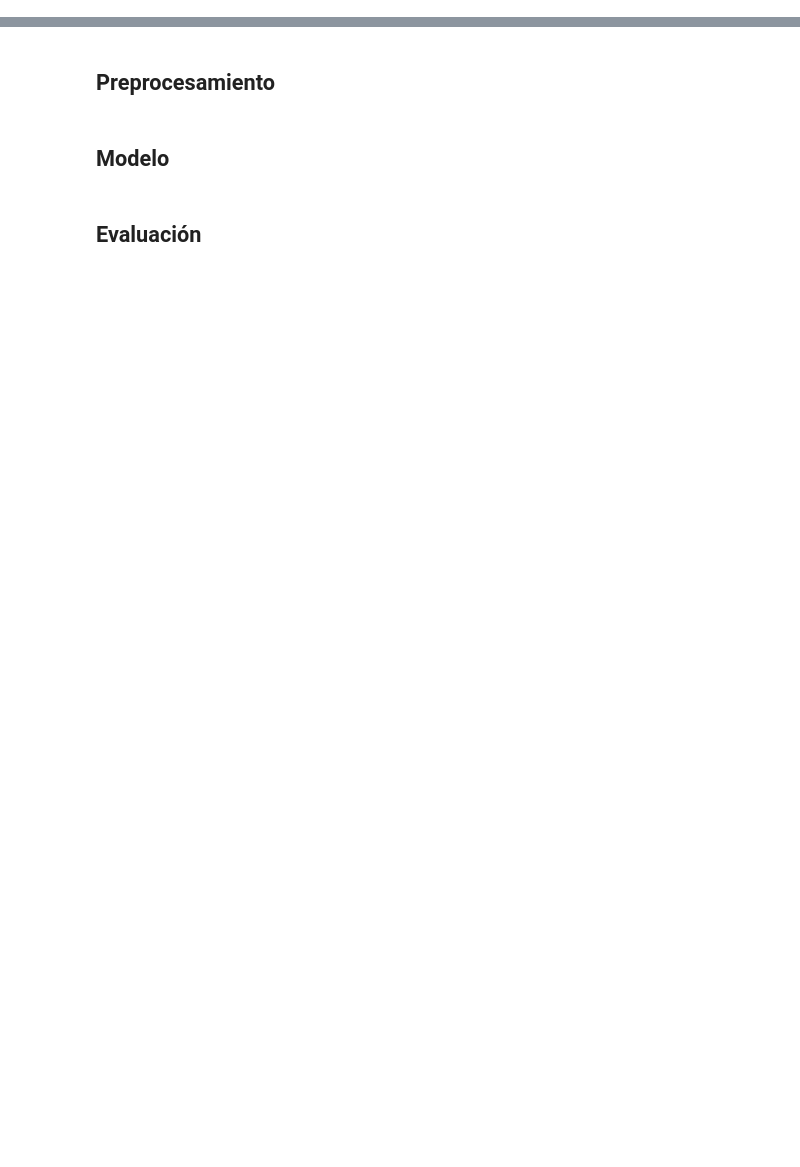
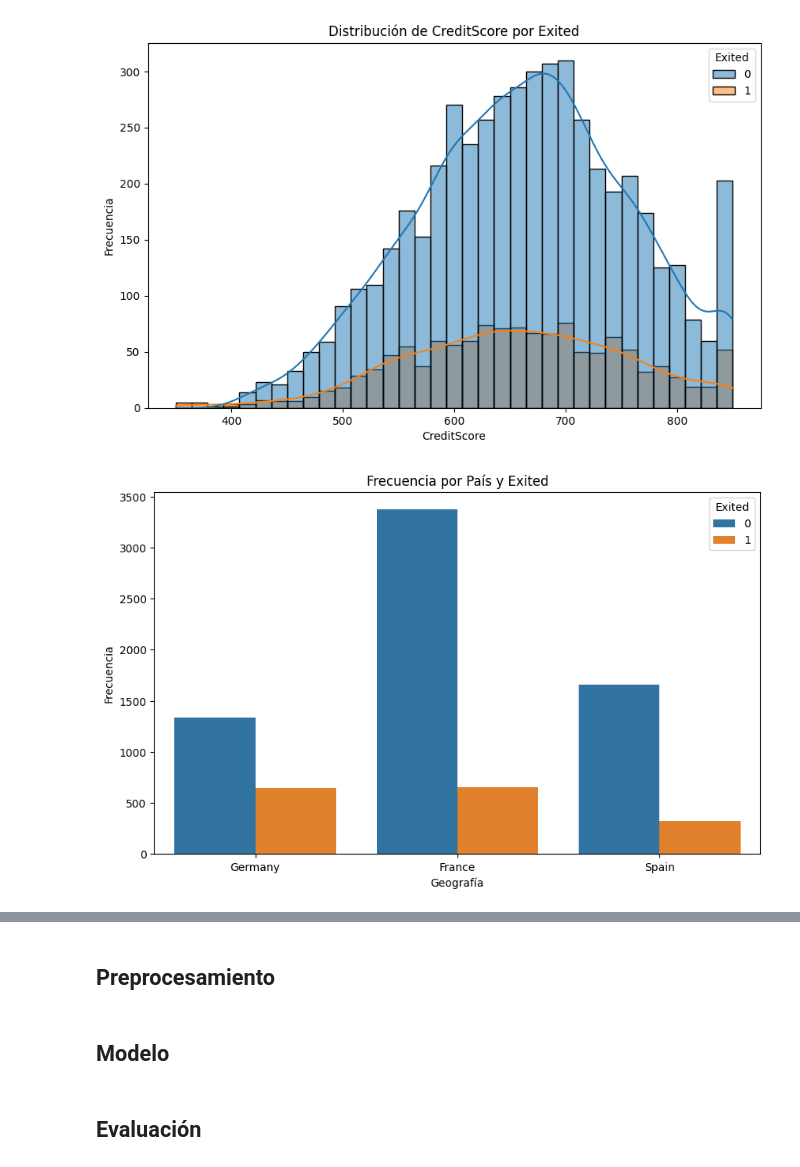
Before and after one commit to Pacatro/client_retention, a Jupyter notebook: client_retention.ipynb, the cells around one changed output, grey strips where cells are left out. Saved outputs shown, nothing was run; the diff lists cells and outputs as text; code cells hidden in the pictures; blank space fills up the shorter version.

```diff
--- a/client_retention.ipynb
+++ b/client_retention.ipynb
@@ -63,0 +122,20 @@ Test DataFrame shape: (2000, 12)
+# %%
+# Distibución de CreditScore por Exited
+plt.figure(figsize=(10, 6))
+sns.histplot(data=train_df, x='CreditScore', hue=TARGET, kde=True)
+plt.title(f'Distribución de CreditScore por {TARGET}')
+plt.xlabel('CreditScore')
+plt.ylabel('Frecuencia')
+plt.grid(False)
+plt.show()
+
+# Frecuancia de País y Excited
+plt.figure(figsize=(10, 6))
+sns.countplot(x='Geography', data=train_df, hue=TARGET, palette='tab10')
+plt.title(f'Frecuencia por País y {TARGET}')
+plt.xlabel('Geografía')
+plt.ylabel('Frecuencia')
+plt.show()
+# %% [output]
+[figure, added]
+[figure, added]
```
Also changed, not shown: parts of 13 cells of this notebook, 2 other files.
